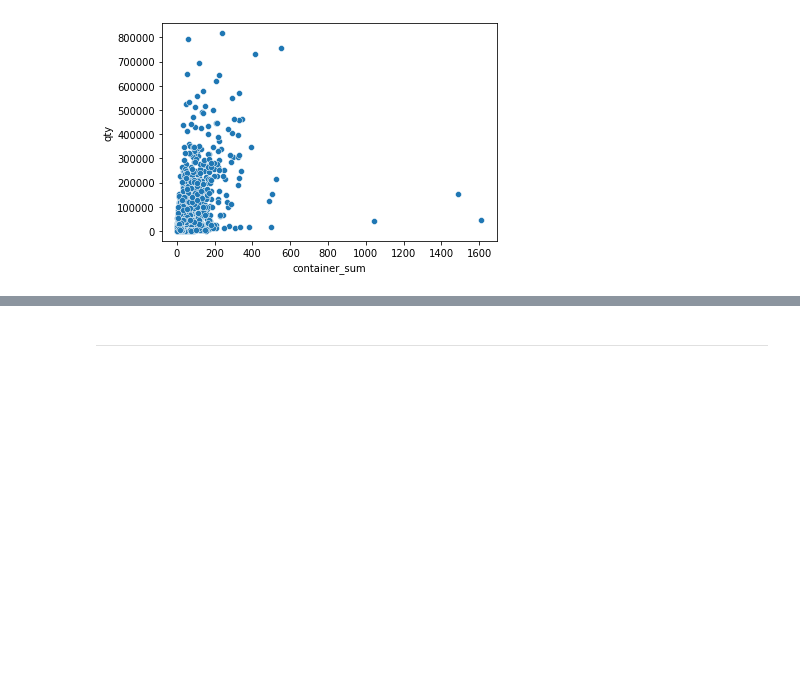
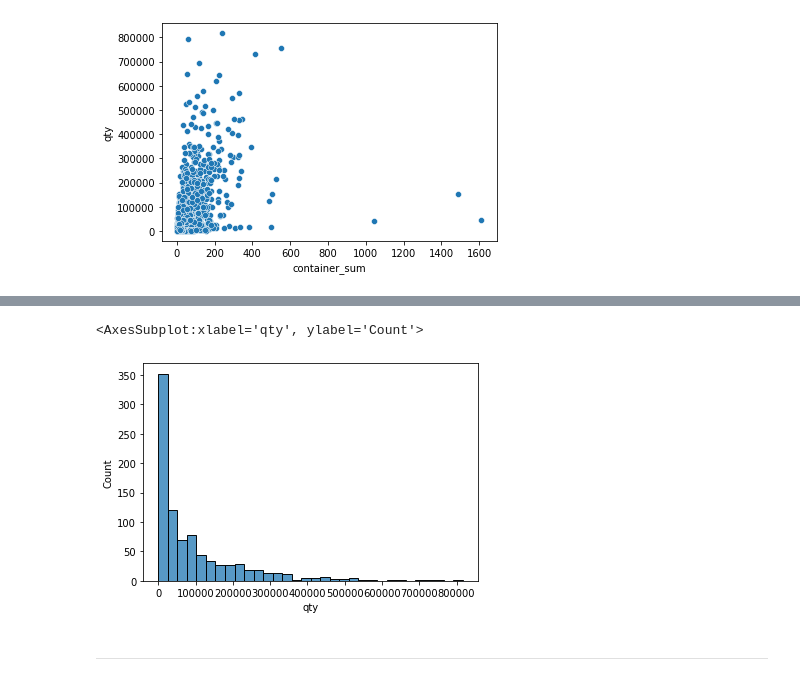
Before and after one commit to fyenne/play3_timeseries, a Jupyter notebook: first_receipt_predict_if_only_fas.ipynb, the cells around one changed output, grey strips where cells are left out. Saved outputs shown, nothing was run; the diff lists cells and outputs as text; code cells hidden in the pictures; blank space fills up the shorter version.

```diff
--- a/first_receipt_predict_if_only_fas.ipynb
+++ b/first_receipt_predict_if_only_fas.ipynb
@@ -235,3 +163,8 @@ sns.scatterplot(x = 'container_sum', y  ='qty', data = train_first)
+# %%
+sns.histplot(train_full['qty'])
+# %% [output]
+<AxesSubplot:xlabel='qty', ylabel='Count'>
+[figure, added]
 # %% [markdown]
 ---
 # %%
```
Also changed, not shown: parts of 63 cells of this notebook.
